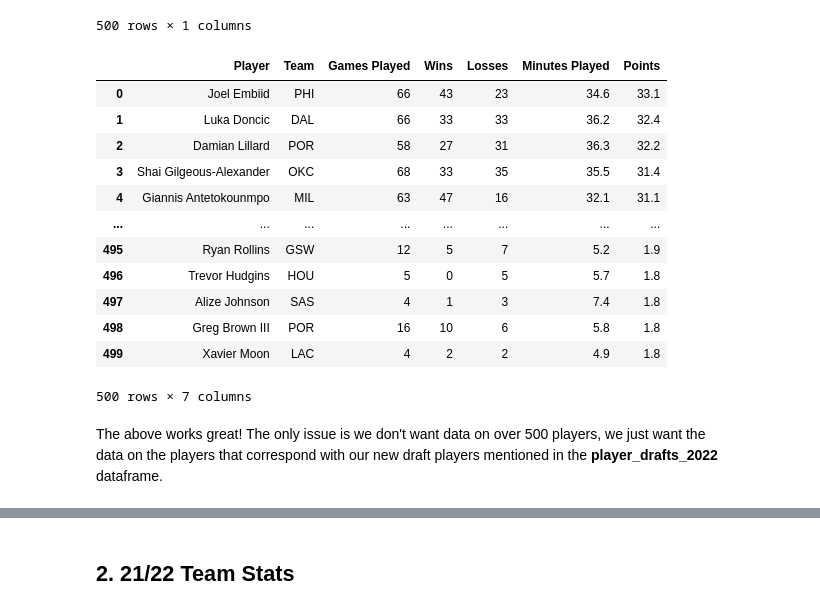
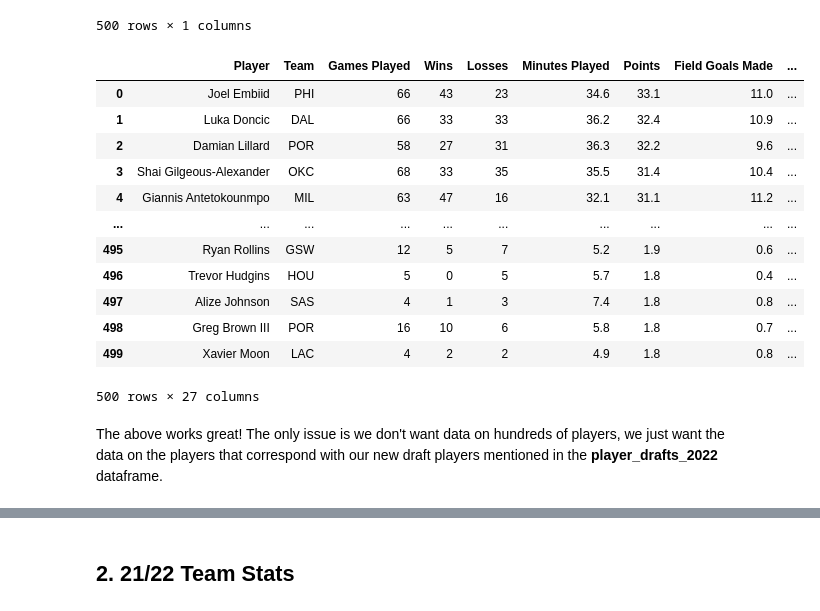
Before and after one commit to thopsialive/NBA-Drafts-Player-Impact, a Jupyter notebook: NBA Drafted Player Impact.ipynb, the cells around one changed output, grey strips where cells are left out. Drawn from its saved outputs; the diff is of its cells as text; code cells hidden in the pictures.

Commit message:
all datas scraped

```diff
--- a/NBA Drafted Player Impact.ipynb
+++ b/NBA Drafted Player Impact.ipynb
@@ -402,3 +566,23 @@ wins_df = pd.DataFrame(wins_listcl, columns=['Wins'])
 losses_df = pd.DataFrame(losses_listcl, columns=['Losses'])
 minplayed_df = pd.DataFrame(minplayed_listcl, columns=['Minutes Played'])
 points_df = pd.DataFrame(points_listcl, columns=['Points'])
+fgm_df = pd.DataFrame(fgm_listcl, columns=['Field Goals Made'])
+fga_df = pd.DataFrame(fga_listcl, columns=['Field Goals Attempted'])
+fg_percentage_df = pd.DataFrame(fg_percentage_listcl, columns=['Field Goal Percentage'])
+three_fgm_df = pd.DataFrame(three_fgm_listcl, columns=['3 Point Field Goals Made'])
+three_fga_df = pd.DataFrame(three_fga_listcl, columns=['3 Point Field Goals Attempted'])
+three_fg_percentage_df = pd.DataFrame(three_fg_percentage_listcl, columns=['3 Point Field Goal Percentage'])
+ftm_df = pd.DataFrame(ftm_listcl, columns=['Free Throws Made'])
+fta_df = pd.DataFrame(fta_listcl, columns=['Free Throws Attempted'])
+ft_percentage_df = pd.DataFrame(ft_percentage_listcl, columns=['Free Throw Percentage'])
+oreb_df = pd.DataFrame(oreb_listcl, columns=['Offensive Rebounds'])
+dreb_df = pd.DataFrame(dreb_listcl, columns=['Defensive Rebounds'])
+reb_df = pd.DataFrame(reb_listcl, columns=['Rebounds'])
+ast_df = pd.DataFrame(ast_listcl, columns=['Assists'])
+tov_df = pd.DataFrame(tov_listcl, columns=['Turnovers'])
+stl_df = pd.DataFrame(stl_listcl, columns=['Steals'])
+blk_df = pd.DataFrame(blk_listcl, columns=['Blocks'])
+pf_df = pd.DataFrame(pf_listcl, columns=['Wins'])
+dd_df = pd.DataFrame(dd_listcl, columns=['Double Doubles'])
+td_df = pd.DataFrame(td_listcl, columns=['Triple Doubles'])
+plus_minus_df = pd.DataFrame(plus_minus_listcl, columns=['Plus Minus'])
@@ -424,27 +606,33 @@ player_df
 # %%
 import pandas as pd
 
 # Merge the DataFrames into a single DataFrame
 df0 = pd.concat([player_df, team_df, gamesplayed_df,
                  wins_df, losses_df, minplayed_df,
-                 points_df], axis=1)
+                 points_df, fgm_df, fga_df,
+                 fg_percentage_df, three_fgm_df, three_fga_df,
+                 three_fg_percentage_df, ftm_df, fta_df,
+                 ft_percentage_df, oreb_df, dreb_df,
+                 reb_df, ast_df, tov_df,
+                 stl_df, blk_df, pf_df,
+                 dd_df, td_df, plus_minus_df], axis=1)
 df0
 # %% [output]
-|  | Player | Team | Games Played | Wins | Losses | Minutes Played | Points |
-| 0 | Joel Embiid | PHI | 66 | 43 | 23 | 34.6 | 33.1 |
-| 1 | Luka Doncic | DAL | 66 | 33 | 33 | 36.2 | 32.4 |
-| 2 | Damian Lillard | POR | 58 | 27 | 31 | 36.3 | 32.2 |
-| 3 | Shai Gilgeous-Alexander | OKC | 68 | 33 | 35 | 35.5 | 31.4 |
-| 4 | Giannis Antetokounmpo | MIL | 63 | 47 | 16 | 32.1 | 31.1 |
-| ... | ... | ... | ... | ... | ... | ... | ... |
-| 495 | Ryan Rollins | GSW | 12 | 5 | 7 | 5.2 | 1.9 |
-| 496 | Trevor Hudgins | HOU | 5 | 0 | 5 | 5.7 | 1.8 |
-| 497 | Alize Johnson | SAS | 4 | 1 | 3 | 7.4 | 1.8 |
-| 498 | Greg Brown III | POR | 16 | 10 | 6 | 5.8 | 1.8 |
-| 499 | Xavier Moon | LAC | 4 | 2 | 2 | 4.9 | 1.8 |
+|  | Player | Team | Games Played | Wins | Losses | Minutes Played | Points | Field Goals Made | ... |
+| 0 | Joel Embiid | PHI | 66 | 43 | 23 | 34.6 | 33.1 | 11.0 | ... |
+| 1 | Luka Doncic | DAL | 66 | 33 | 33 | 36.2 | 32.4 | 10.9 | ... |
+| 2 | Damian Lillard | POR | 58 | 27 | 31 | 36.3 | 32.2 | 9.6 | ... |
+| 3 | Shai Gilgeous-Alexander | OKC | 68 | 33 | 35 | 35.5 | 31.4 | 10.4 | ... |
+| 4 | Giannis Antetokounmpo | MIL | 63 | 47 | 16 | 32.1 | 31.1 | 11.2 | ... |
+| ... | ... | ... | ... | ... | ... | ... | ... | ... | ... |
+| 495 | Ryan Rollins | GSW | 12 | 5 | 7 | 5.2 | 1.9 | 0.6 | ... |
+| 496 | Trevor Hudgins | HOU | 5 | 0 | 5 | 5.7 | 1.8 | 0.4 | ... |
+| 497 | Alize Johnson | SAS | 4 | 1 | 3 | 7.4 | 1.8 | 0.8 | ... |
+| 498 | Greg Brown III | POR | 16 | 10 | 6 | 5.8 | 1.8 | 0.7 | ... |
+| 499 | Xavier Moon | LAC | 4 | 2 | 2 | 4.9 | 1.8 | 0.8 | ... |
-500 rows × 7 columns
+500 rows × 27 columns
 # %% [markdown]
-The above works great! The only issue is we don't want data on over 500 players, we just want the data on the players that correspond with our new draft players mentioned in the **player_drafts_2022** dataframe.
+The above works great! The only issue is we don't want data on hundreds of players, we just want the data on the players that correspond with our new draft players mentioned in the **player_drafts_2022** dataframe.
 # %%
 # Filter the draft_player_stats_2022 dataframe to keep only rows with names in the Player coloumn of the player_drafts_2022 dataframe
 filtered_df0 = df0[df0['Player'].isin(df['Player'])]
```
Also changed, not shown: parts of 9 cells of this notebook, 3 other files.
